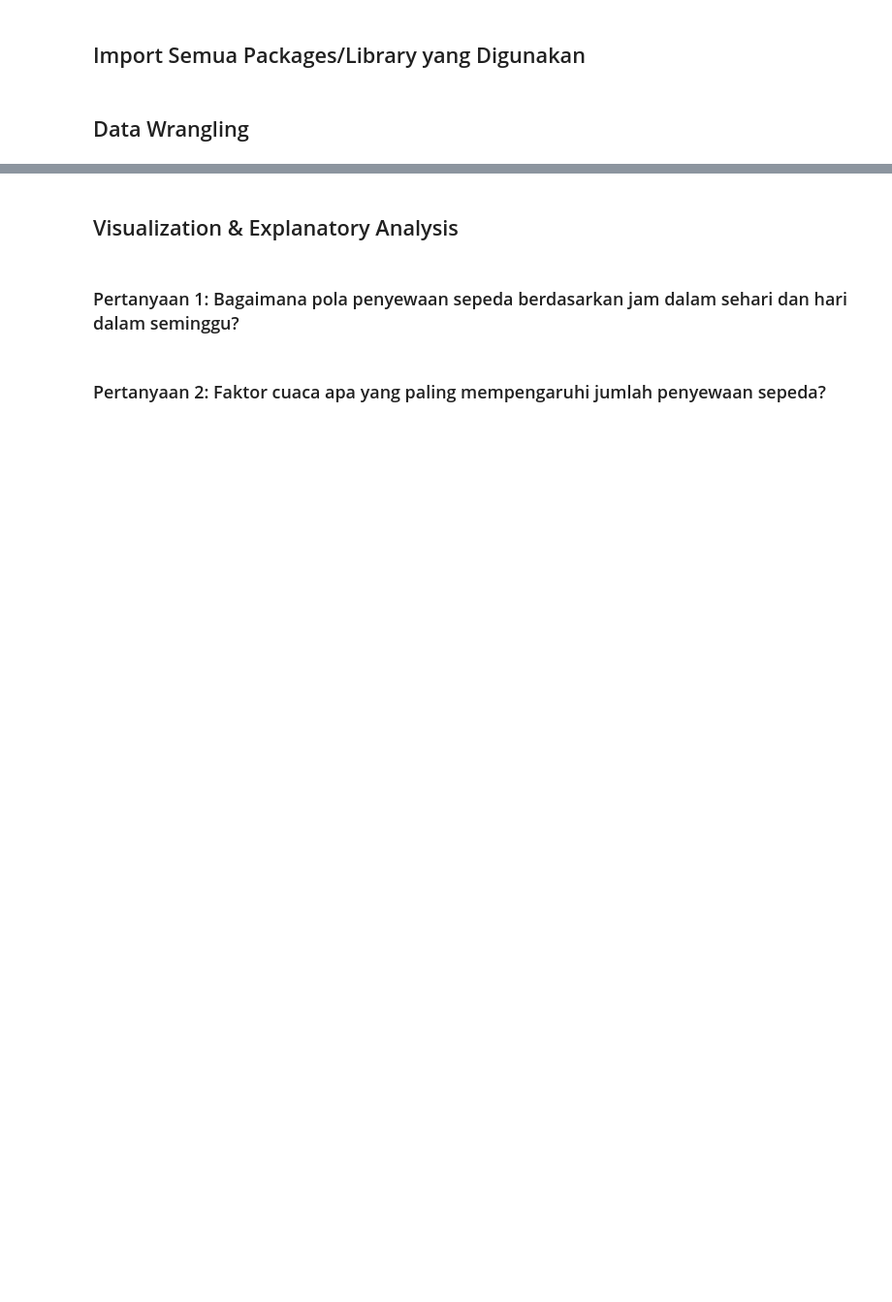
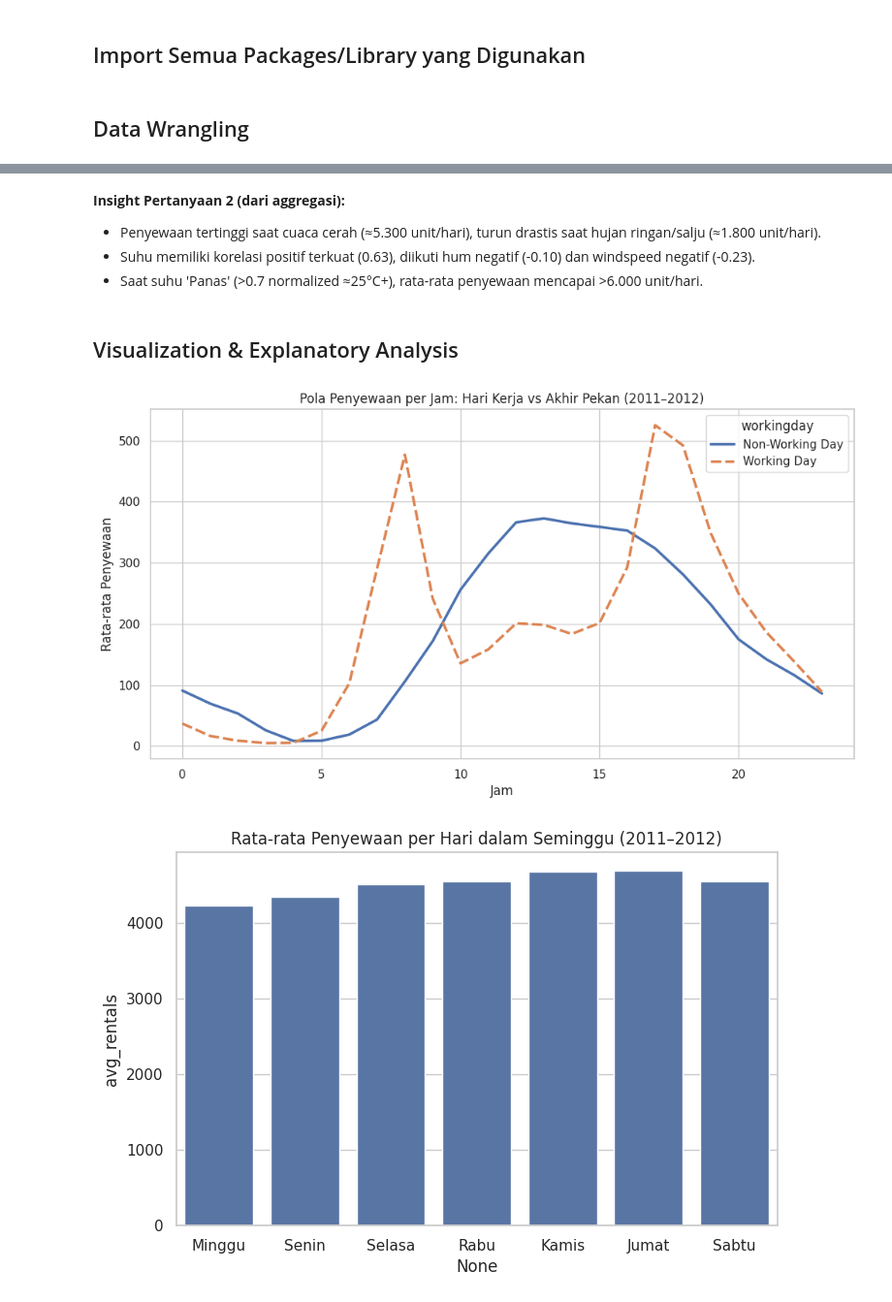
Before and after one commit to boboiboyapi01/submission, a Jupyter notebook: notebook.ipynb, the cells around one changed output, grey strips where cells are left out. Shown at 97% size. Saved outputs shown, nothing was run; the diff lists cells and outputs as text; code cells hidden in the pictures; blank space fills up the shorter version.

```diff
--- a/notebook.ipynb
+++ b/notebook.ipynb
@@ -120,0 +98,17 @@ print('Average Rentals by Weekday:', weekday_group)
+# %%
+# Aggregasi 1: Rata-rata penyewaan per jam secara keseluruhan
+hourly_avg = hour_df.groupby('hr')['cnt'].mean().reset_index(name='avg_rentals')
+
+# Aggregasi 2: Rata-rata per jam – hari kerja vs non-hari kerja
+hourly_working = hour_df.groupby(['hr', 'workingday'])['cnt'].mean().unstack().rename(columns={0: 'Non-Working Day', 1: 'Working Day'})
+
+# Aggregasi 3: Rata-rata penyewaan per hari dalam seminggu
+weekday_avg = day_df.groupby('weekday')['cnt'].agg(['mean', 'count']).rename(columns={'mean': 'avg_rentals'})
+weekday_avg.index = ['Minggu', 'Senin', 'Selasa', 'Rabu', 'Kamis', 'Jumat', 'Sabtu']
+
+print('Rata-rata Penyewaan per Jam:')
+display(hourly_avg.sort_values('avg_rentals', ascending=False).head(8))
+print('\nRata-rata Penyewaan per Jam (Working vs Non-Working):')
+display(hourly_working.head(10))
+print('\nRata-rata Penyewaan per Hari dalam Seminggu:')
+display(weekday_avg)
@@ -121,4 +198,7 @@ print('Average Rentals by Weekday:', weekday_group)
+# %% [markdown]
+**Insight Pertanyaan 2 (dari aggregasi):**
+- Penyewaan tertinggi saat cuaca cerah (≈5.300 unit/hari), turun drastis saat hujan ringan/salju (≈1.800 unit/hari).
+- Suhu memiliki korelasi positif terkuat (0.63), diikuti hum negatif (-0.10) dan windspeed negatif (-0.23).
+- Saat suhu 'Panas' (>0.7 normalized ≈25°C+), rata-rata penyewaan mencapai >6.000 unit/hari.
 # %% [markdown]
 ## Visualization & Explanatory Analysis
-# %% [markdown]
-### Pertanyaan 1: Bagaimana pola penyewaan sepeda berdasarkan jam dalam sehari dan hari dalam seminggu?
@@ -141,3 +205,17 @@ plt.show()
-# %% [markdown]
-### Pertanyaan 2: Faktor cuaca apa yang paling mempengaruhi jumlah penyewaan sepeda?
+# %%
+# Visual Pertanyaan 1
+plt.figure(figsize=(12,6))
+sns.lineplot(data=hourly_working, linewidth=2.5)
+plt.title('Pola Penyewaan per Jam: Hari Kerja vs Akhir Pekan (2011–2012)')
+plt.xlabel('Jam')
+plt.ylabel('Rata-rata Penyewaan')
+plt.show()
+
+plt.figure(figsize=(8,5))
+sns.barplot(x=weekday_avg.index, y='avg_rentals', data=weekday_avg.reset_index())
+plt.title('Rata-rata Penyewaan per Hari dalam Seminggu (2011–2012)')
+plt.show()
+# %% [output]
+[figure, added]
+[figure, added]
 # %%
```
Also changed, not shown: parts of 36 cells of this notebook, 2 other files.
